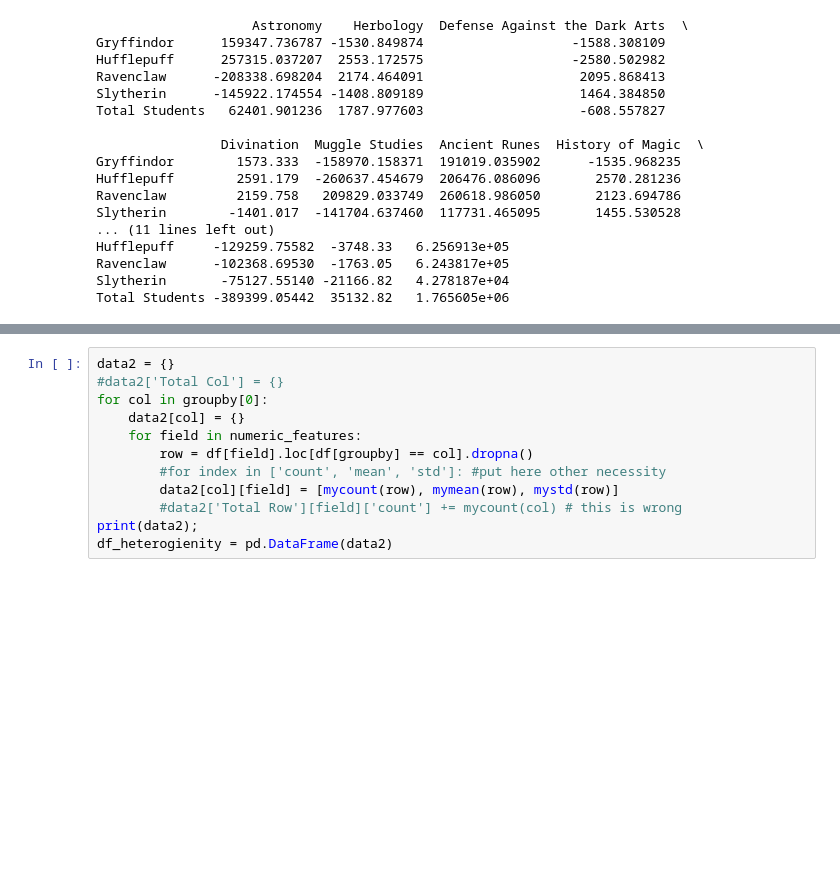
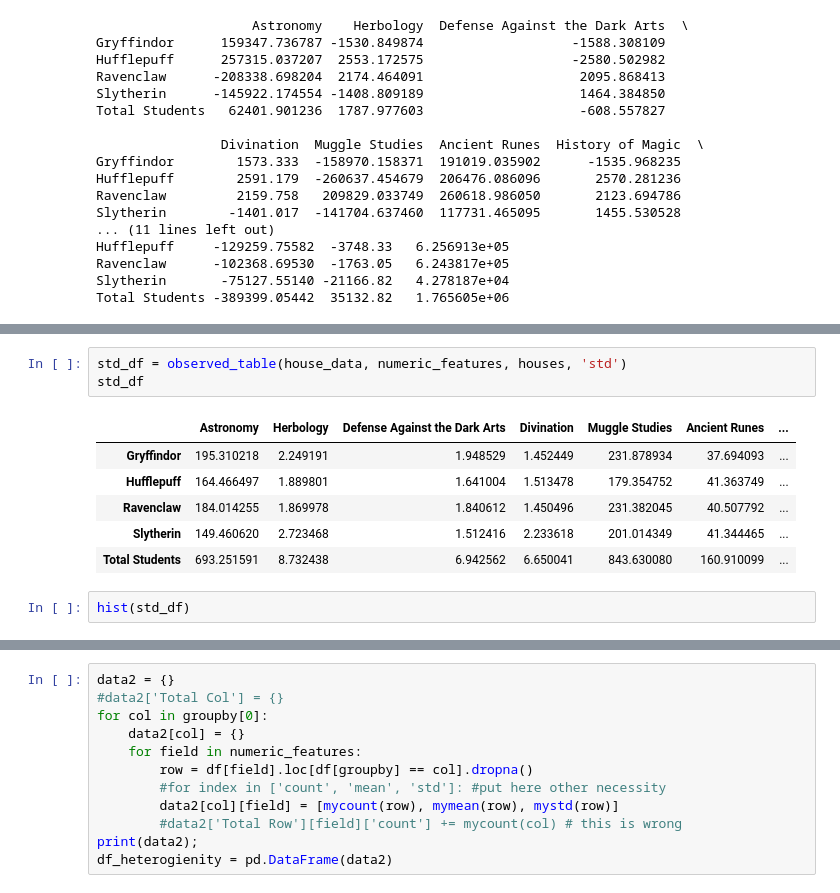
Before and after one commit to oktorok/dslr, a Jupyter notebook: Untitled.ipynb, the cells around one changed output, grey strips where cells are left out. Cells and saved outputs as stored; diff of their text form; blank space fills up the shorter version.

```diff
--- a/Untitled.ipynb
+++ b/Untitled.ipynb
@@ -144,3 +135,15 @@ observed_df
 | Ravenclaw | -208338.698204 | 2174.464091 | 2095.868413 | 2159.758 | 209829.033749 | 260618.986050 | ... |
 | Slytherin | -145922.174554 | -1408.809189 | 1464.384850 | -1401.017 | -141704.637460 | 117731.465095 | ... |
 | Total Students | 62401.901236 | 1787.977603 | -608.557827 | 4923.253 | -351483.216761 | 775845.573143 | ... |
+# %%
+std_df = observed_table(house_data, numeric_features, houses, 'std')
+std_df
+# %% [output]
+|  | Astronomy | Herbology | Defense Against the Dark Arts | Divination | Muggle Studies | Ancient Runes | ... |
+| Gryffindor | 195.310218 | 2.249191 | 1.948529 | 1.452449 | 231.878934 | 37.694093 | ... |
+| Hufflepuff | 164.466497 | 1.889801 | 1.641004 | 1.513478 | 179.354752 | 41.363749 | ... |
+| Ravenclaw | 184.014255 | 1.869978 | 1.840612 | 1.450496 | 231.382045 | 40.507792 | ... |
+| Slytherin | 149.460620 | 2.723468 | 1.512416 | 2.233618 | 201.014349 | 41.344465 | ... |
+| Total Students | 693.251591 | 8.732438 | 6.942562 | 6.650041 | 843.630080 | 160.910099 | ... |
+# %%
+hist(std_df)
```
Also changed, not shown: parts of 4 cells of this notebook, 2 other files.
